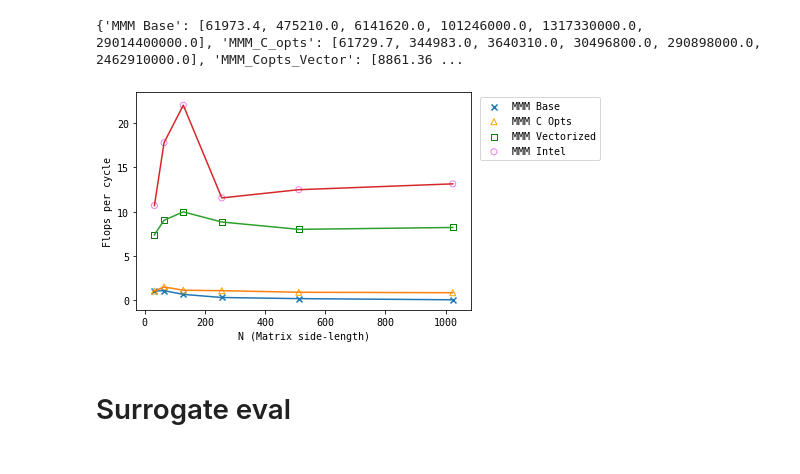
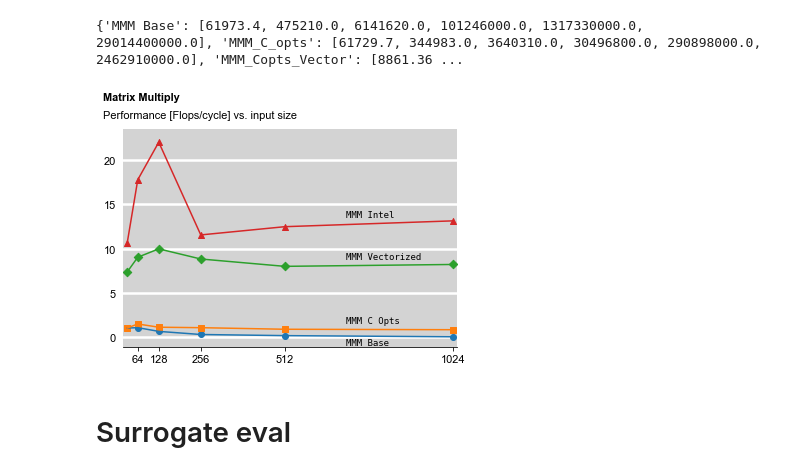
Before and after one commit to vogr/particle-swarm, a Jupyter notebook: graphing/graphing.ipynb, the cells around one changed output. Drawn from its saved outputs; the diff is of its cells as text; code cells hidden in the pictures.

```diff
--- a/graphing/graphing.ipynb
+++ b/graphing/graphing.ipynb
@@ -10,3 +7,8 @@ monofont = {'fontname':'Monospace'}
+# %%
+mlp.rc('font',family='Arial',size=11)
+monofont = {'fontname':'Monospace', 'fontsize':9}
+standardfont = {'fontname':"Arial", 'fontsize':11}
+boldfont = {'fontname':"Arial", 'fontsize':11, 'weight':'bold'}
 # %%
 stats_df = pd.read_csv("cycles.csv")
 # %%
@@ -67,3 +66,0 @@ collect_sizes(autotune_df)
-# %%
-for _, f_tag in enumerate(lu_block_tags):
-    lu_block_perfs_dict[f_tag] = collect_perfs(f_tag, autotune_df)
@@ -156,30 +153,58 @@ print(mmm_perfs_dict)
 # %%
 mmm_base_flops_per_cycle = [mmm_flop_count(size)  / cycles for (size, cycles) in zip(sizes_mmm, mmm_perfs_dict[mmm_tags[0]])]
 mmm_1_flops_per_cycle = [mmm_flop_count(size)  / cycles for (size, cycles) in zip(sizes_mmm, mmm_perfs_dict[mmm_tags[1]])]
 mmm_2_flops_per_cycle = [mmm_flop_count(size)  / cycles for (size, cycles) in zip(sizes_mmm, mmm_perfs_dict[mmm_tags[2]])]
 mmm_3_flops_per_cycle = [mmm_flop_count(size)  / cycles for (size, cycles) in zip(sizes_mmm, mmm_perfs_dict[mmm_tags[3]])]
 
+plt.gca().set_axisbelow(True)
+plt.gca().set_facecolor('lightgray')
+# plt.gca().set_
+plt.grid(axis='y', linewidth=2.5, color="white")
+
+plt.gca().spines['top'].set_visible(False)
+plt.gca().spines['right'].set_visible(False)
+# plt.gca().spines['bottom'].set_visible(False)
+plt.gca().spines['left'].set_visible(False)
+
+for tic in plt.gca().yaxis.get_major_ticks():
+    tic.tick1line.set_visible(False)
+    tic.tick2line.set_visible(False)
+    # tic.tick1On = tic.tick2On = False
+
 plt.plot(sizes_mmm, mmm_base_flops_per_cycle)
-plt.scatter(sizes_mmm, mmm_base_flops_per_cycle, label="MMM Base", marker="x", edgecolors='blue')
+plt.scatter(sizes_mmm, mmm_base_flops_per_cycle, label="MMM Base", marker="o")
 plt.plot(sizes_mmm, mmm_1_flops_per_cycle)
-plt.scatter(sizes_mmm, mmm_1_flops_per_cycle, label="MMM C Opts", marker="^", facecolors='none', edgecolors='orange')
+plt.scatter(sizes_mmm, mmm_1_flops_per_cycle, label="MMM C Opts", marker="s")
 plt.plot(sizes_mmm, mmm_2_flops_per_cycle)
-plt.scatter(sizes_mmm, mmm_2_flops_per_cycle, label="MMM Vectorized", marker="s", facecolors='none', edgecolors='green')
+plt.scatter(sizes_mmm, mmm_2_flops_per_cycle, label="MMM Vectorized", marker="D")
 plt.plot(sizes_mmm, mmm_3_flops_per_cycle)
-plt.scatter(sizes_mmm, mmm_3_flops_per_cycle, label="MMM Intel", marker="o", facecolors='none', edgecolors='violet')
+plt.scatter(sizes_mmm, mmm_3_flops_per_cycle, label="MMM Intel", marker="^")
+
+plt.text(700, 13.5, "MMM Intel", fontdict=monofont)
+plt.text(700, 8.8, "MMM Vectorized", fontdict=monofont)
+plt.text(700, 1.6, "MMM C Opts", fontdict=monofont)
+plt.text(700, -0.85, "MMM Base", fontdict=monofont)
+
+plt.xticks([0] + sizes_mmm[1:])
 
 # plt.gca().set_ylim(0, 100)
 
-plt.gca().set_xlabel("N (Matrix side-length)")
-plt.gca().set_ylabel("Flops per cycle")
+# plt.gca().set_xlabel("N (Matrix side-length)")
+# plt.gca().set_ylabel("Flops per cycle")
 
-lgd = plt.legend(bbox_to_anchor=(1.40, 1.00))
+# lgd = plt.legend(bbox_to_anchor=(1.40, 1.00))
+
+plt.gca().autoscale(enable=True, axis='x', tight=True)
+# plt.gca().set_xlim(0,1024)
+
+plt.figtext(0.08, 0.92, "Performance [Flops/cycle] vs. input size")
+plt.figtext(0.08, 0.98, "Matrix Multiply", **boldfont)
 
 plt.savefig('./flops_per_cycle_mmm.pdf', bbox_inches='tight')
 
 plt.show()
 # %% [output]
-[figure, old version]
+[figure, new version]
 # %% [markdown]
 # Surrogate eval
 # %%
```
Also changed, not shown: parts of 5 cells of this notebook.
